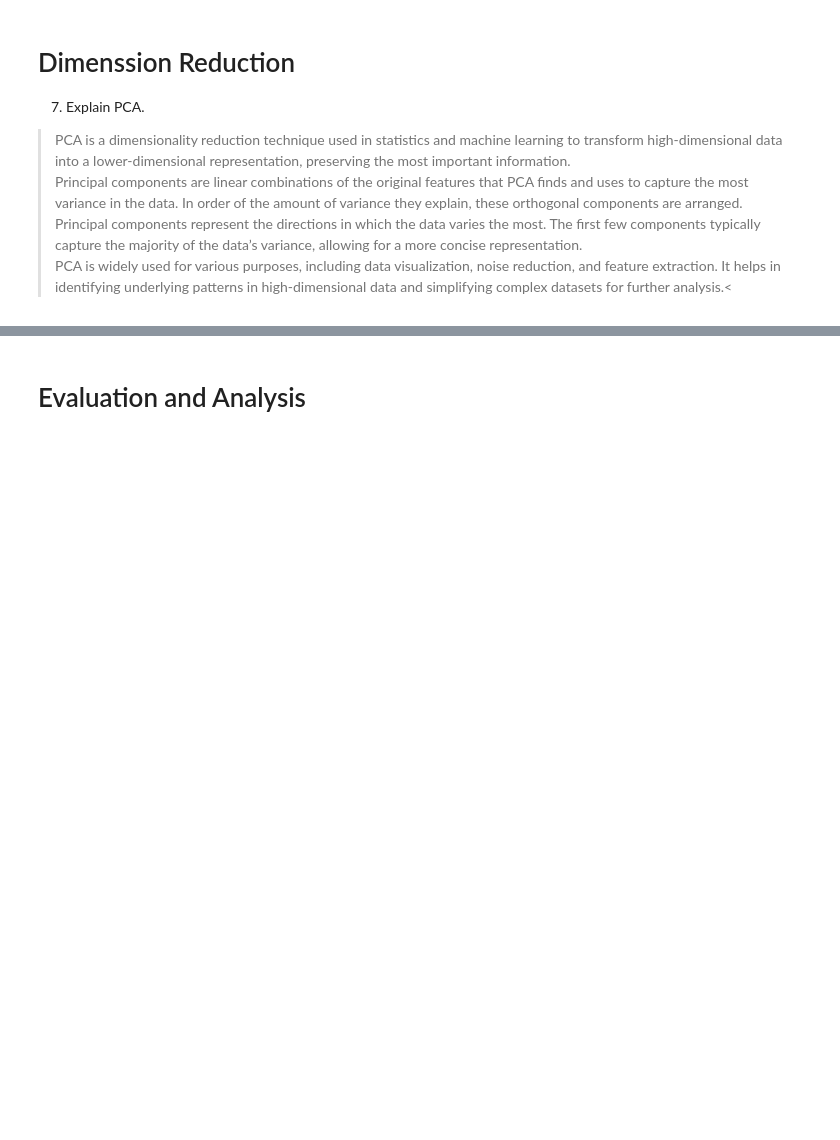
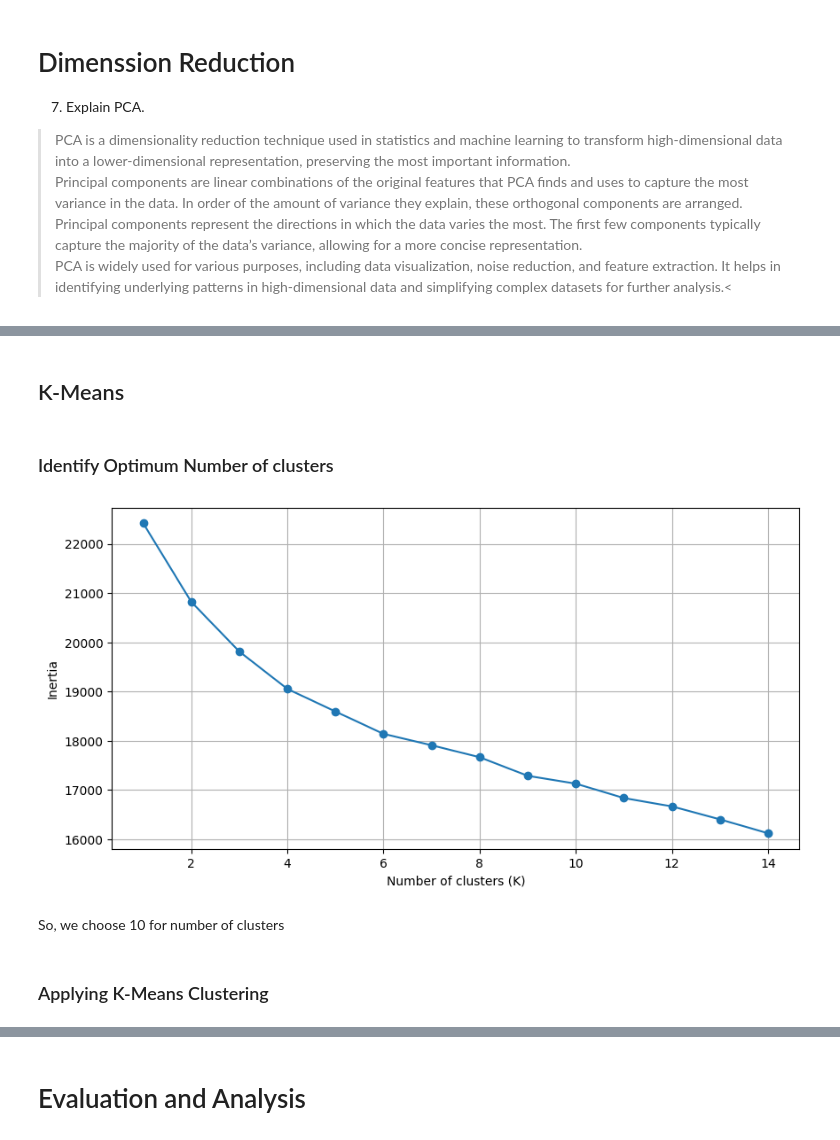
Before and after one commit to ArshiAbolghasemi/AI-UT, a Jupyter notebook: clustering/image_clustering.ipynb, the cells around one changed output, grey strips where cells are left out. Drawn from its saved outputs; the diff is of its cells as text; code cells hidden in the pictures; blank space fills up the shorter version.

```diff
--- a/clustering/image_clustering.ipynb
+++ b/clustering/image_clustering.ipynb
@@ -277,3 +331,5 @@ array([-1, -1, -1, -1, -1, -1, -1, -1, -1, -1, -1, -1, -1, -1, -1, -1, -1,
 >Principal components are linear combinations of the original features that PCA finds and uses to capture the most variance in the data. In order of the amount of variance they explain, these orthogonal components are arranged.<br>
 >Principal components represent the directions in which the data varies the most. The first few components typically capture the majority of the data’s variance, allowing for a more concise representation.<br>
 >PCA is widely used for various purposes, including data visualization, noise reduction, and feature extraction. It helps in identifying underlying patterns in high-dimensional data and simplifying complex datasets for further analysis.<
+# %%
+pca = PCA(0.95)
@@ -279,0 +340,3 @@ array([-1, -1, -1, -1, -1, -1, -1, -1, -1, -1, -1, -1, -1, -1, -1, -1, -1,
+# %%
+pca_normalized_features = pca.fit_transform(normalized_features)
+pca_normalized_features.shape
@@ -279,0 +365,12 @@ array([-1, -1, -1, -1, -1, -1, -1, -1, -1, -1, -1, -1, -1, -1, -1, -1, -1,
+# %% [markdown]
+## K-Means
+# %% [markdown]
+### Identify Optimum Number of clusters
+# %%
+optimize_number_of_clusters(pca_normalized_features, 15)
+# %% [output]
+[figure, added]
+# %% [markdown]
+So, we choose 10 for number of clusters
+# %% [markdown]
+### Applying K-Means Clustering
```
Also changed, not shown: parts of 60 cells of this notebook.
